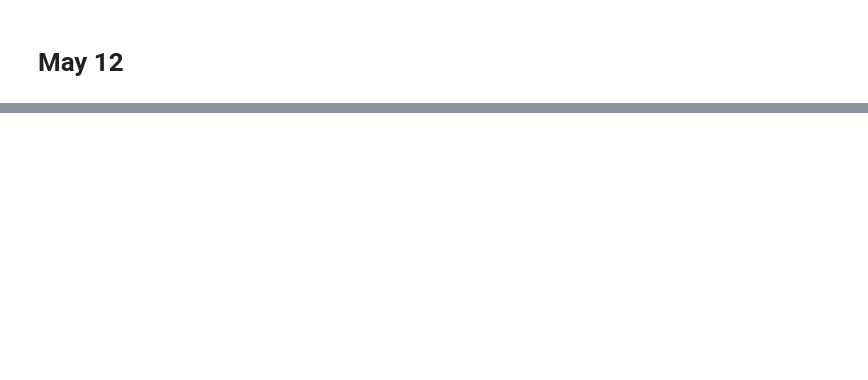
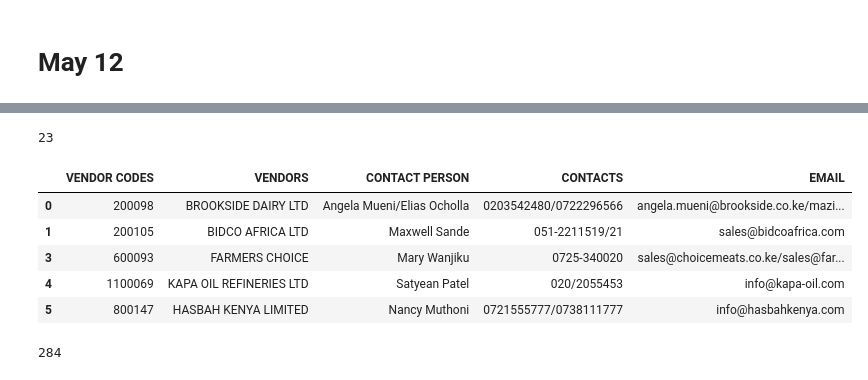
Before and after one commit to IainMosima/bulk-email-sender, a Jupyter notebook: analysis.ipynb, the cells around one changed output, grey strips where cells are left out. Saved outputs shown, nothing was run; the diff lists cells and outputs as text; code cells hidden in the pictures; blank space fills up the shorter version.

```diff
--- a/analysis.ipynb
+++ b/analysis.ipynb
@@ -942,0 +534,21 @@ governance_df.to_csv("emails/may/may-12/governance_emails.csv",index=False)
+# %%
+emails.extend(get_emails(df_emails_may_19_county["Email "]))
+len(emails)
+# %% [output]
+23
+# %%
+df_emails_may_19_food = pd.read_csv("emails/may/may-19/Lead Generation 2025 - Food.csv")
+df_emails_may_19_food.dropna(subset=["EMAIL"], inplace=True)
+df_emails_may_19_food.head()
+# %% [output]
+|  | VENDOR CODES | VENDORS | CONTACT PERSON | CONTACTS | EMAIL |
+| 0 | 200098 | BROOKSIDE DAIRY LTD | Angela Mueni/Elias Ocholla | 0203542480/0722296566 | angela.mueni@brookside.co.ke/mazi... |
+| 1 | 200105 | BIDCO AFRICA LTD | Maxwell Sande | 051-2211519/21 | sales@bidcoafrica.com |
+| 3 | 600093 | FARMERS CHOICE | Mary Wanjiku | 0725-340020 | sales@choicemeats.co.ke/sales@far... |
+| 4 | 1100069 | KAPA OIL REFINERIES LTD | Satyean Patel | 020/2055453 | info@kapa-oil.com |
+| 5 | 800147 | HASBAH KENYA LIMITED | Nancy Muthoni | 0721555777/0738111777 | info@hasbahkenya.com |
+# %%
+emails.extend(get_emails(df_emails_may_19_food["EMAIL"].to_list()))
+len(emails)
+# %% [output]
+284
```
Also changed, not shown: parts of 99 cells of this notebook, 5 other files.
